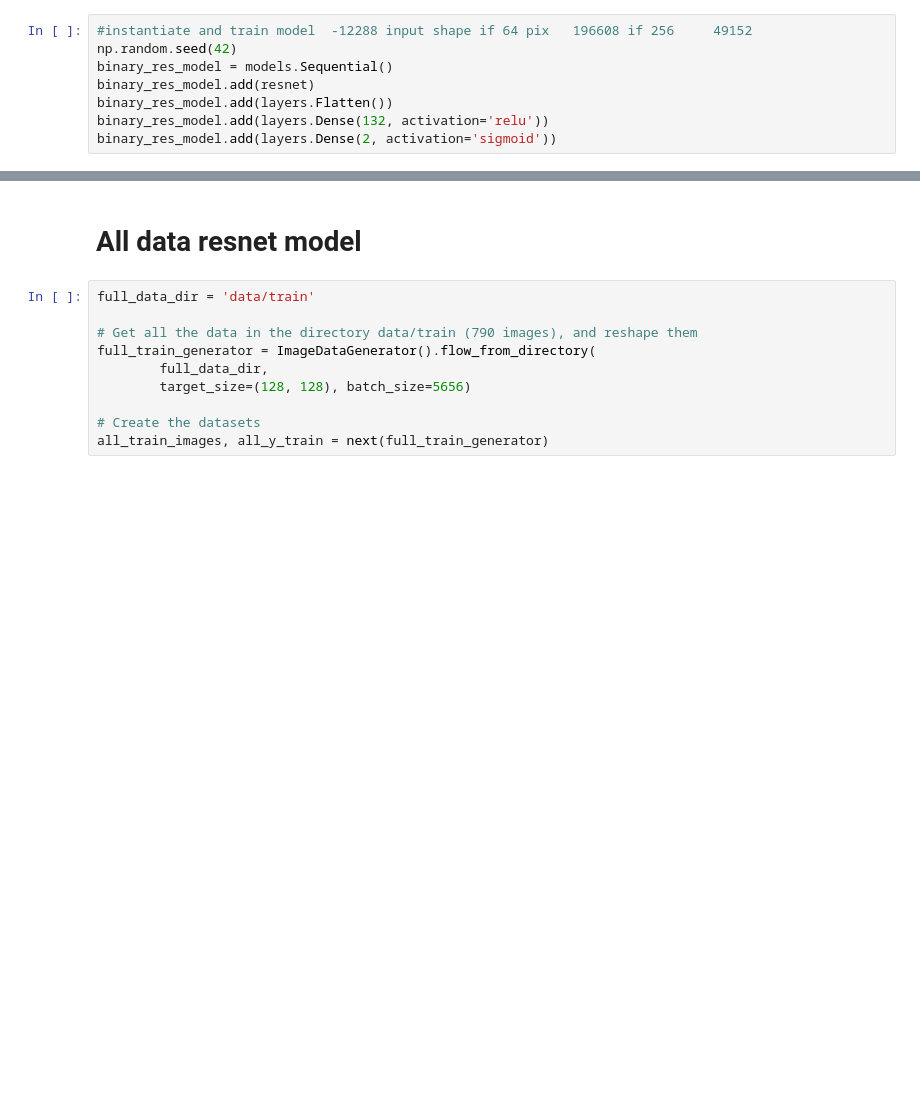
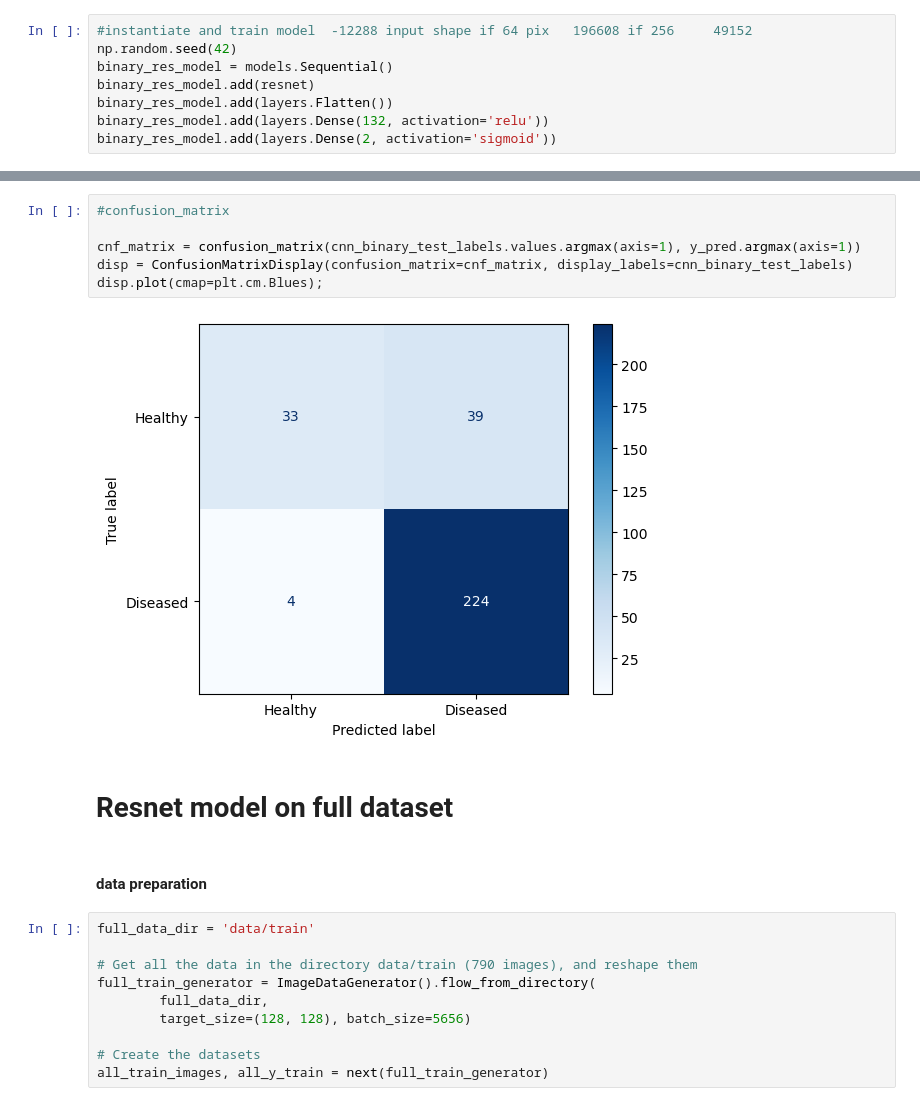
Before and after one commit to lalynjay/cassava_classification, a Jupyter notebook: best_models.ipynb, the cells around one changed output, grey strips where cells are left out. Drawn from its saved outputs; the diff is of its cells as text; blank space fills up the shorter version.

```diff
--- a/best_models.ipynb
+++ b/best_models.ipynb
@@ -852,5 +846,15 @@ weighted avg       0.85      0.88      0.87       300
+# %%
+#confusion_matrix
+
+cnf_matrix = confusion_matrix(cnn_binary_test_labels.values.argmax(axis=1), y_pred.argmax(axis=1))
+disp = ConfusionMatrixDisplay(confusion_matrix=cnf_matrix, display_labels=cnn_binary_test_labels)
+disp.plot(cmap=plt.cm.Blues);
+# %% [output]
+[figure, added]
 # %% [markdown]
-# All data resnet model
+# Resnet model on full dataset
+# %% [markdown]
+#### data preparation
 # %%
 full_data_dir = 'data/train'
 
```
Also changed, not shown: parts of 43 cells of this notebook, 2 other files.
